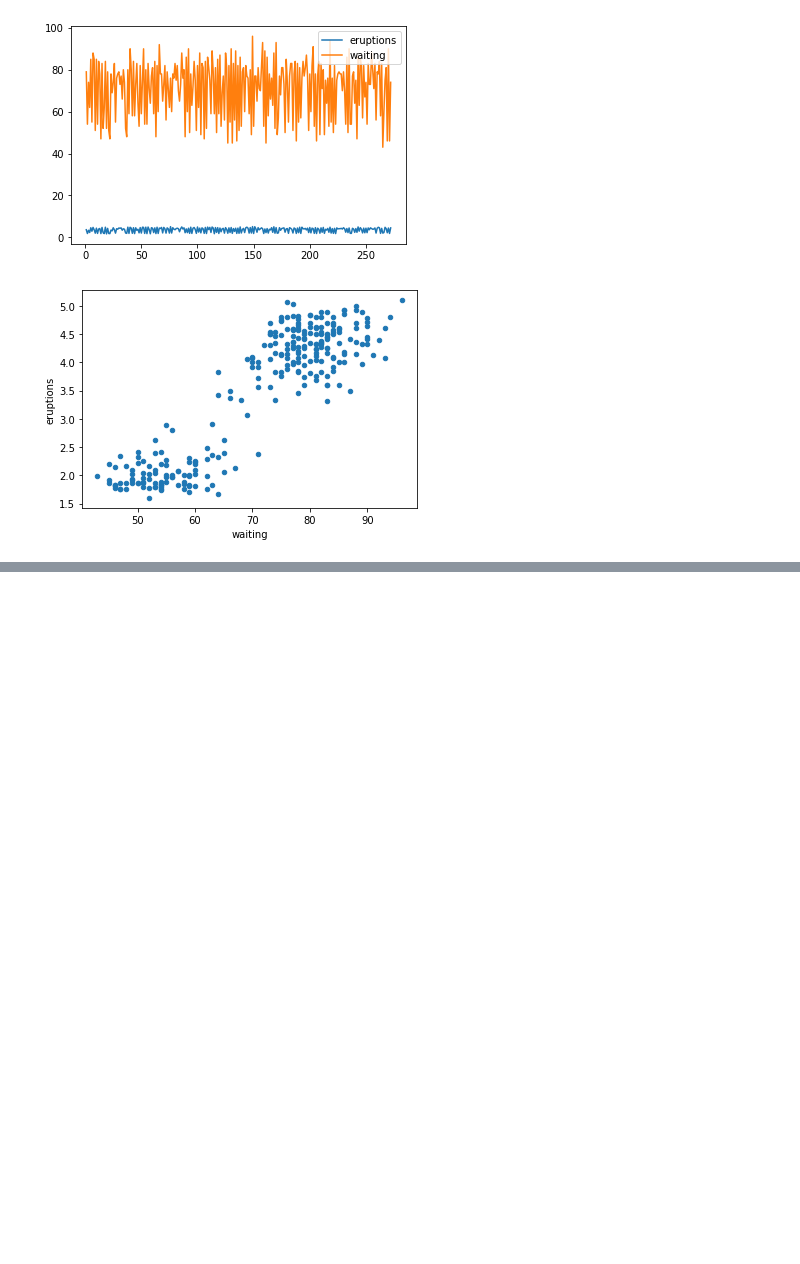
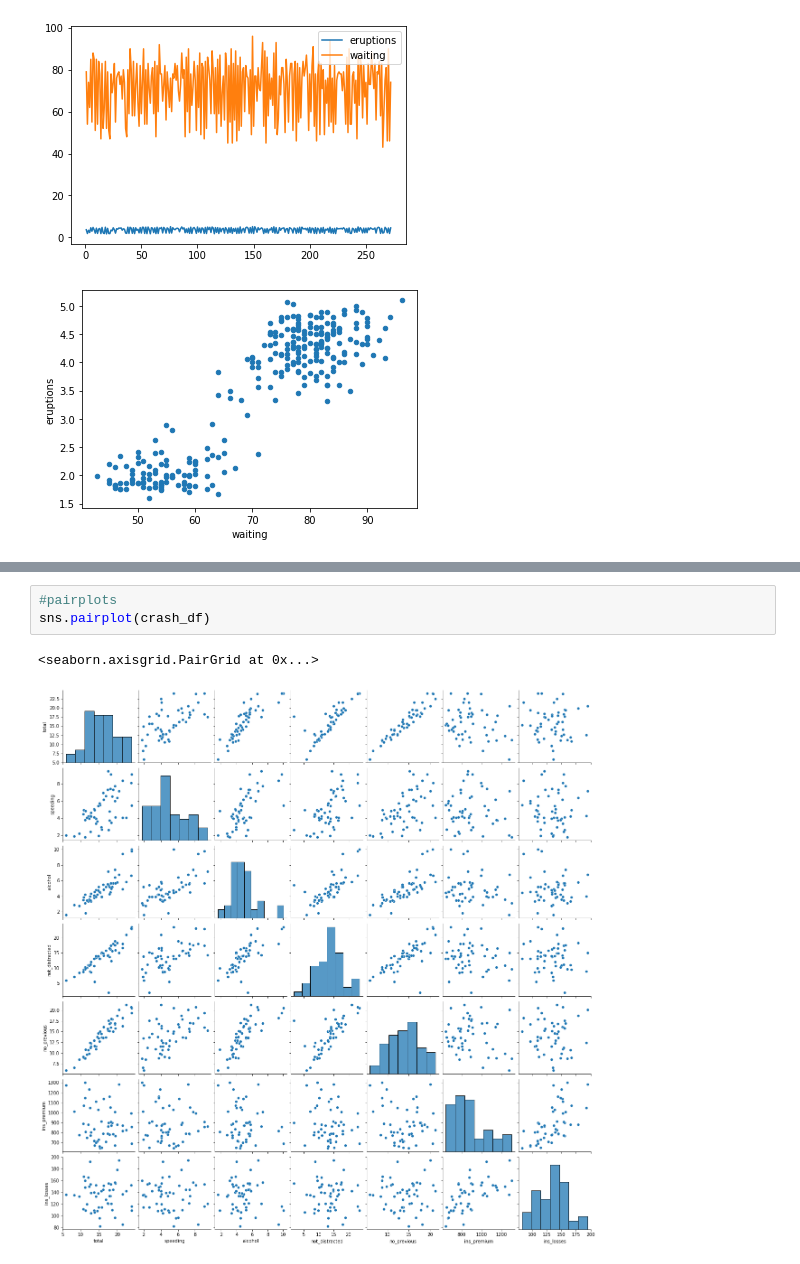
Before and after one commit to hristinalapanova/data_analytics_2, a Jupyter notebook: inClassPractice.ipynb, the cells around one changed output, grey strips where cells are left out. Cells and saved outputs as stored; diff of their text form; blank space fills up the shorter version.

```diff
--- a/inClassPractice.ipynb
+++ b/inClassPractice.ipynb
@@ -545,0 +603,6 @@ Prof       210.977444      28.300752    22.815789  126772.109023
+# %%
+#pairplots
+sns.pairplot(crash_df)
+# %% [output]
+<seaborn.axisgrid.PairGrid at 0x...>
+[figure, added]
```
Also changed, not shown: parts of 20 cells of this notebook.
